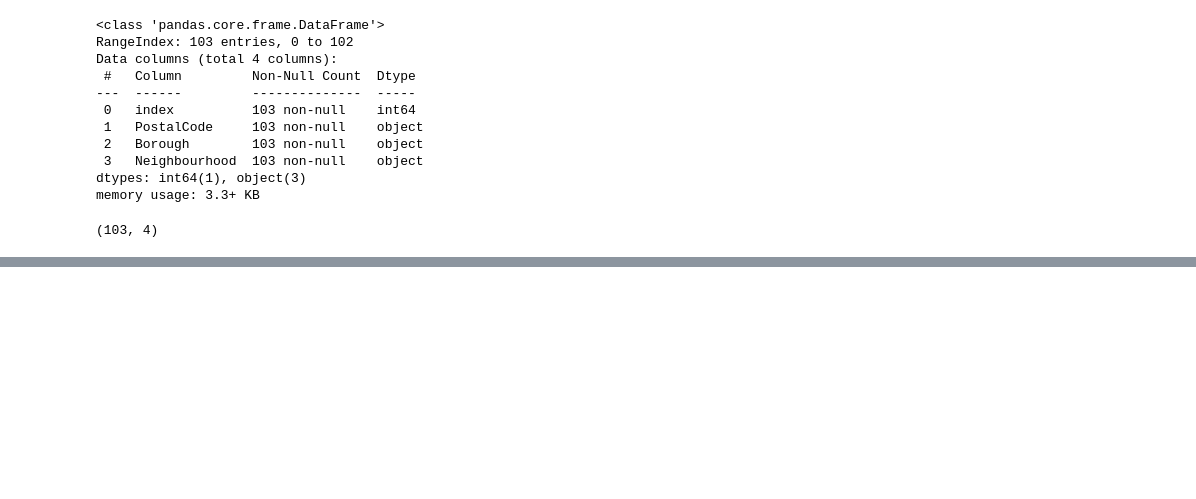
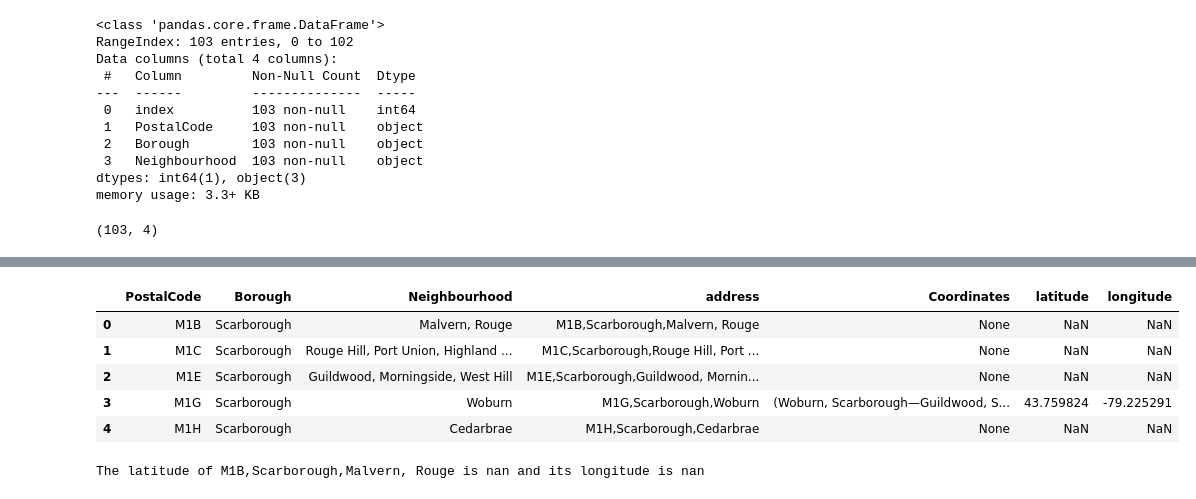
Before and after one commit to fhernandonajera/IBM_Data-Science-Professional-Certification, a Jupyter notebook: Task_1.ipynb, the cells around one changed output, grey strips where cells are left out. Saved outputs shown, nothing was run; the diff lists cells and outputs as text; code cells hidden in the pictures; blank space fills up the shorter version.

```diff
--- a/Task_1.ipynb
+++ b/Task_1.ipynb
@@ -125,0 +332,8 @@ df2= df1.groupby('PostalCode').agg(lambda x: ','.join(x))
+# %%
+import pandas, os
+#os.listdir()
+df_geopy=df3
+#df_geopy.head()
+import geopy
+#dir(geopy)
+type(df_geopy)
@@ -125,0 +347,3 @@ df2= df1.groupby('PostalCode').agg(lambda x: ','.join(x))
+# %%
+df_geopy['address']=df_geopy['PostalCode'] + ',' + df_geopy['Borough'] + ','+ df_geopy['Neighbourhood']
+df_geopy.head()
@@ -125,0 +357,4 @@ df2= df1.groupby('PostalCode').agg(lambda x: ','.join(x))
+# %%
+nom = Nominatim()
+n=nom.geocode('M1B, Scarborough, Rouge,Malvern')
+n
@@ -125,0 +366,2 @@ df2= df1.groupby('PostalCode').agg(lambda x: ','.join(x))
+# %%
+df_geopy['Coordinates'] =df_geopy['address'].apply(nom.geocode)
@@ -125,0 +383,16 @@ df2= df1.groupby('PostalCode').agg(lambda x: ','.join(x))
+# %%
+df_geopy['latitude']=df_geopy['Coordinates'].apply(lambda x: x.latitude if x !=None else None)
+df_geopy['longitude']=df_geopy['Coordinates'].apply(lambda x: x.longitude if x !=None else None)
+df_geopy.head()
+# %% [output]
+|  | PostalCode | Borough | Neighbourhood | address | Coordinates | latitude | longitude |
+| 0 | M1B | Scarborough | Malvern, Rouge | M1B,Scarborough,Malvern, Rouge | None | NaN | NaN |
+| 1 | M1C | Scarborough | Rouge Hill, Port Union, Highland ... | M1C,Scarborough,Rouge Hill, Port ... | None | NaN | NaN |
+| 2 | M1E | Scarborough | Guildwood, Morningside, West Hill | M1E,Scarborough,Guildwood, Mornin... | None | NaN | NaN |
+| 3 | M1G | Scarborough | Woburn | M1G,Scarborough,Woburn | (Woburn, Scarborough—Guildwood, S... | 43.759824 | -79.225291 |
+| 4 | M1H | Scarborough | Cedarbrae | M1H,Scarborough,Cedarbrae | None | NaN | NaN |
+# %%
+df_geopy.to_csv('geo_loc_py.csv')
+print('The latitude of', df_geopy.address[0],  'is', df_geopy.latitude[0], 'and its longitude is',df_geopy.longitude[0])
+# %% [output]
+The latitude of M1B,Scarborough,Malvern, Rouge is nan and its longitude is nan
```
Also changed, not shown: parts of 48 cells of this notebook.
